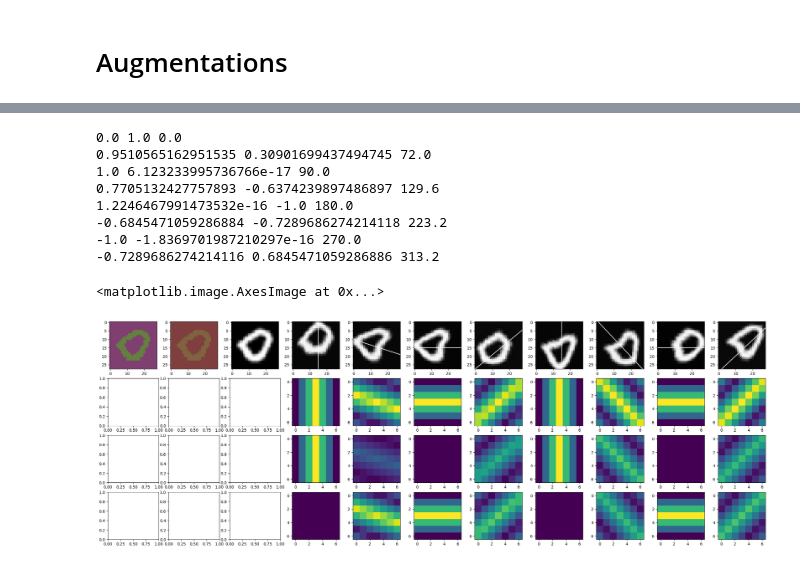
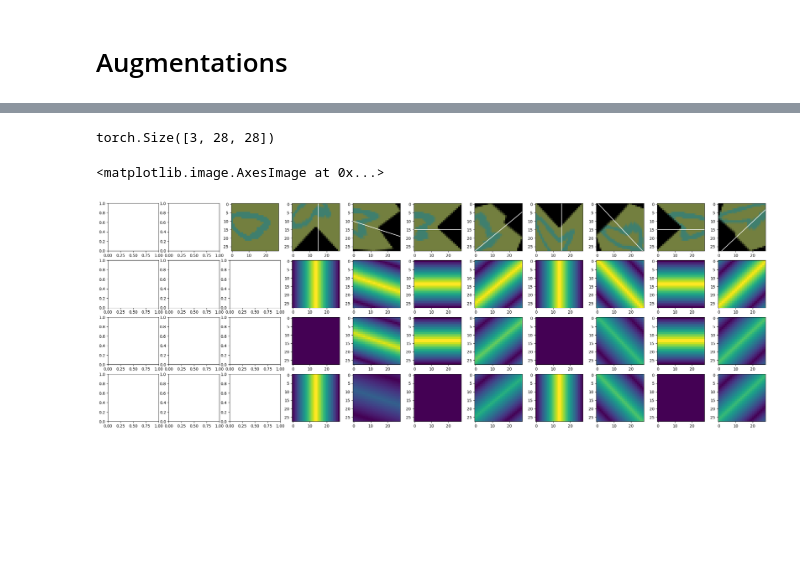
Before and after one commit to martinio1448/SCAFFOLD-PyTorch, a Jupyter notebook: src/read.ipynb, the cells around one changed output, grey strips where cells are left out. Drawn from its saved outputs; the diff is of its cells as text; code cells hidden in the pictures; blank space fills up the shorter version.

```diff
--- a/src/read.ipynb
+++ b/src/read.ipynb
@@ -193,0 +202,4 @@ plt.imshow(p[0].permute(1, 2, 0).numpy())
+# %%
+x.shape
+# %% [output]
+torch.Size([3, 28, 28])
@@ -307,32 +362,24 @@ def cyclic_deform(pic, epoch, cycle, control_points, axs=None, axs_index=None):
 # %%
-out_pic = numpy_pic.copy().astype(float)
+out_pic = x
 # mask = out_pic == out_pic.min()
 # out_pic[mask] = out_pic.max()
 
-deform_grid = (7,7)
+deform_grid = (28,28)
 
 intensity_tolerance = 500
 line, axs = plt.subplots(4,11, figsize=(30,10))
-axs[0, 0].imshow(color_and_normalize(out_pic, 50, 300, intensity_tolerance))
-axs[0, 1].imshow(color_and_normalize(out_pic, 0, 120, intensity_tolerance))
+# axs[0, 0].imshow(color_and_normalize(out_pic, 50, 300, intensity_tolerance))
+# axs[0, 1].imshow(color_and_normalize(out_pic, 0, 120, intensity_tolerance))
 # axs[2].imshow(color_and_normalize(out_pic, 180, 270, intensity_tolerance))
-axs[0, 2].imshow(out_pic, cmap="gray")
-axs[0, 3].imshow(cyclic_deform(out_pic[:,:,0], 0, 100, deform_grid, axs, 3), cmap="gray")
-axs[0, 4].imshow(cyclic_deform(out_pic[:,:,0], 20, 100, deform_grid, axs, 4), cmap="gray")
-axs[0, 5].imshow(cyclic_deform(out_pic[:,:,0], 25, 100, deform_grid, axs, 5), cmap="gray")
-axs[0, 6].imshow(cyclic_deform(out_pic[:,:,0], 36, 100, deform_grid, axs, 6), cmap="gray")
-axs[0, 7].imshow(cyclic_deform(out_pic[:,:,0], 50, 100, deform_grid, axs, 7), cmap="gray")
-axs[0, 8].imshow(cyclic_deform(out_pic[:,:,0], 62, 100, deform_grid, axs, 8), cmap="gray")
-axs[0, 9].imshow(cyclic_deform(out_pic[:,:,0], 75, 100, deform_grid, axs, 9), cmap="gray")
-axs[0, 10].imshow(cyclic_deform(out_pic[:,:,0], 87, 100, deform_grid, axs, 10), cmap="gray")
+axs[0, 2].imshow(out_pic.permute((1,2,0)).numpy(), cmap="gray")
+axs[0, 3].imshow(cyclic_deform(out_pic, 0, 100, deform_grid, axs, 3), cmap="gray")
+axs[0, 4].imshow(cyclic_deform(out_pic, 20, 100, deform_grid, axs, 4), cmap="gray")
+axs[0, 5].imshow(cyclic_deform(out_pic, 25, 100, deform_grid, axs, 5), cmap="gray")
+axs[0, 6].imshow(cyclic_deform(out_pic, 36, 100, deform_grid, axs, 6), cmap="gray")
+axs[0, 7].imshow(cyclic_deform(out_pic, 50, 100, deform_grid, axs, 7), cmap="gray")
+axs[0, 8].imshow(cyclic_deform(out_pic, 62, 100, deform_grid, axs, 8), cmap="gray")
+axs[0, 9].imshow(cyclic_deform(out_pic, 75, 100, deform_grid, axs, 9), cmap="gray")
+axs[0, 10].imshow(cyclic_deform(out_pic, 87, 100, deform_grid, axs, 10), cmap="gray")
 # %% [output]
-0.0 1.0 0.0
-0.9510565162951535 0.30901699437494745 72.0
-1.0 6.123233995736766e-17 90.0
-0.7705132427757893 -0.6374239897486897 129.6
-1.2246467991473532e-16 -1.0 180.0
--0.6845471059286884 -0.7289686274214118 223.2
--1.0 -1.8369701987210297e-16 270.0
--0.7289686274214116 0.6845471059286886 313.2
+<matplotlib.image.AxesImage at 0x...>
-<matplotlib.image.AxesImage at 0x...>
-[figure, old version]
+[figure, new version]
```
Also changed, not shown: parts of 13 cells of this notebook.
